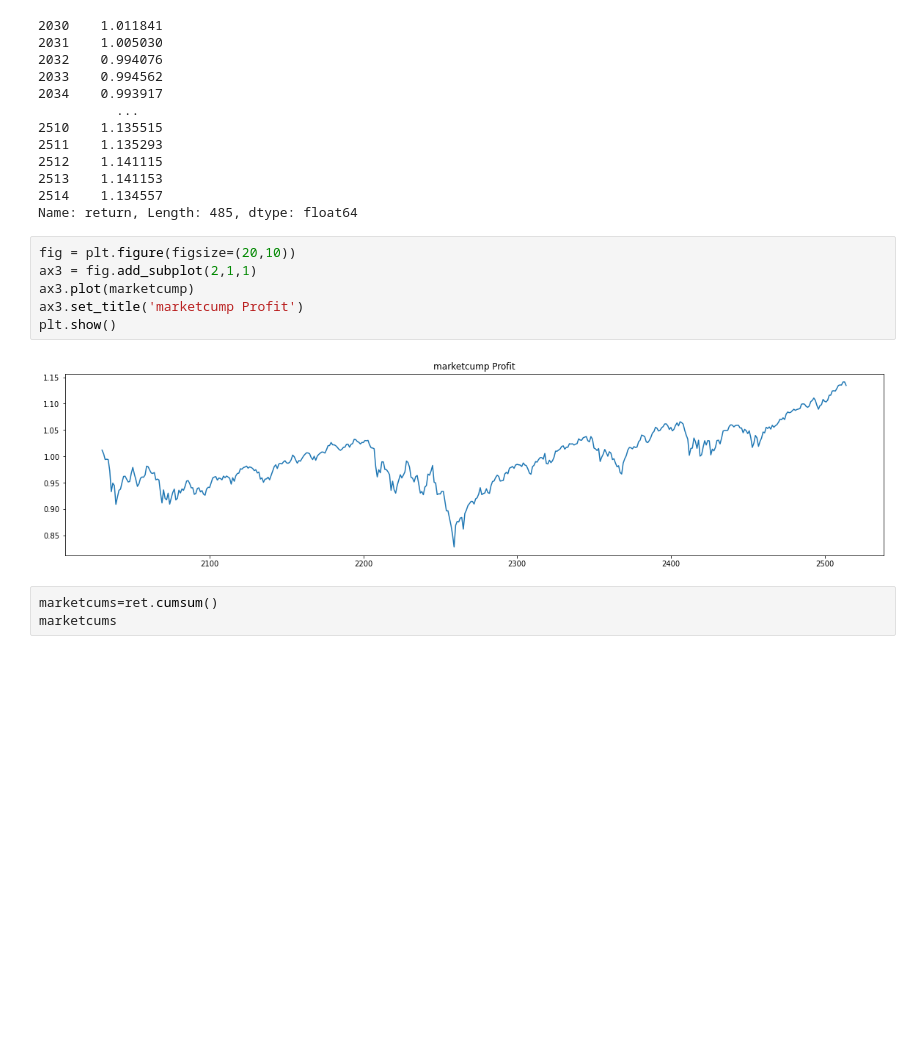
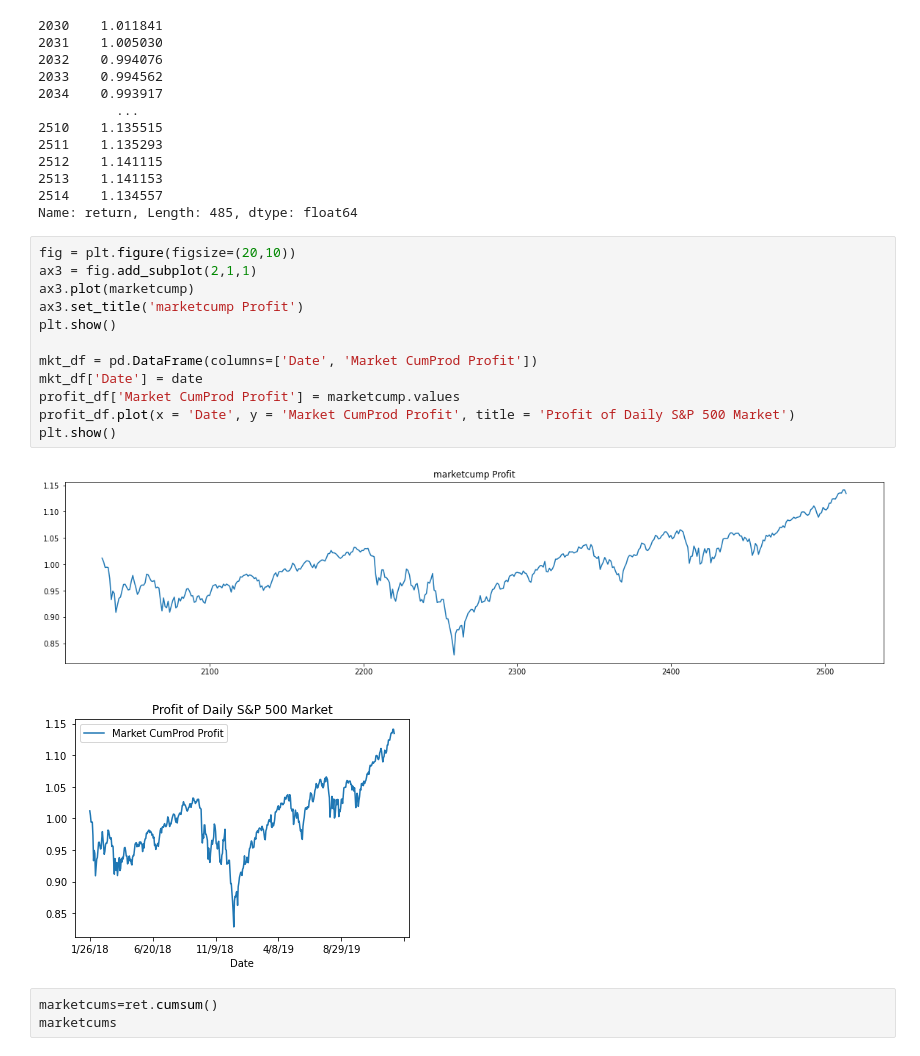
Before and after one commit to CeciSC/LSTMEquityIndexPrediction, a Jupyter notebook: sp500_RNN_daily.ipynb, the cells around one changed output. Saved outputs shown, nothing was run; the diff lists cells and outputs as text; blank space fills up the shorter version.

```diff
--- a/sp500_RNN_daily.ipynb
+++ b/sp500_RNN_daily.ipynb
@@ -581,11 +600,18 @@ Name: return, Length: 485, dtype: float64
 # %%
 fig = plt.figure(figsize=(20,10))
 ax3 = fig.add_subplot(2,1,1)
 ax3.plot(marketcump)
 ax3.set_title('marketcump Profit')
 plt.show()
+
+mkt_df = pd.DataFrame(columns=['Date', 'Market CumProd Profit'])
+mkt_df['Date'] = date
+profit_df['Market CumProd Profit'] = marketcump.values
+profit_df.plot(x = 'Date', y = 'Market CumProd Profit', title = 'Profit of Daily S&P 500 Market')
+plt.show()
 # %% [output]
 [figure]
+[figure, added]
 # %%
 marketcums=ret.cumsum()
 marketcums
```
Also changed, not shown: parts of 4 cells of this notebook.
